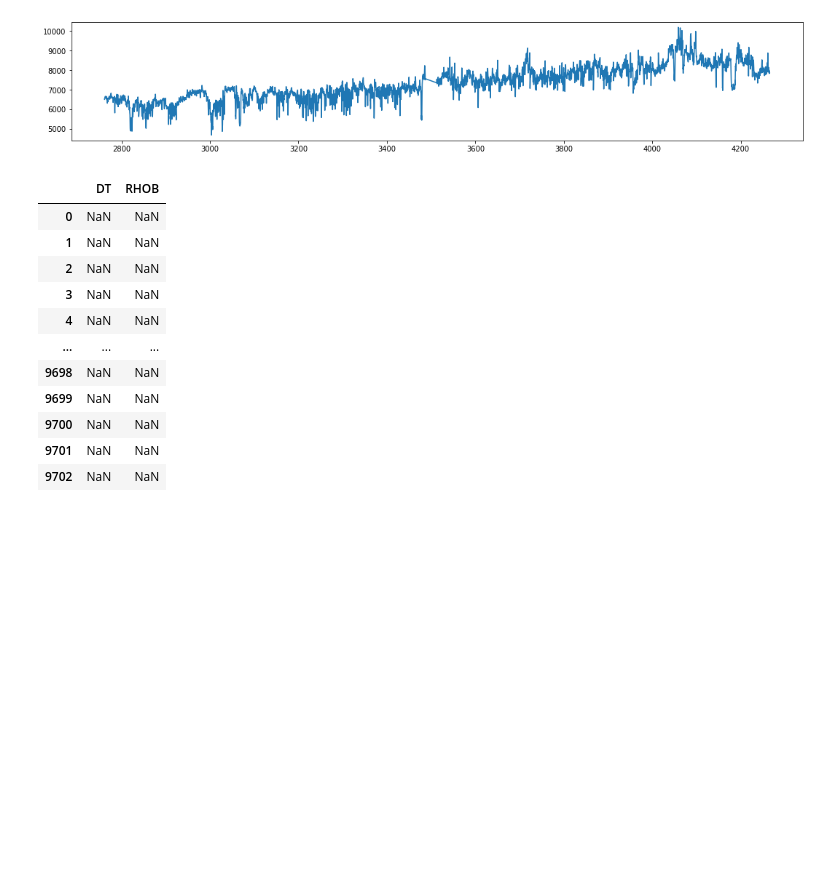
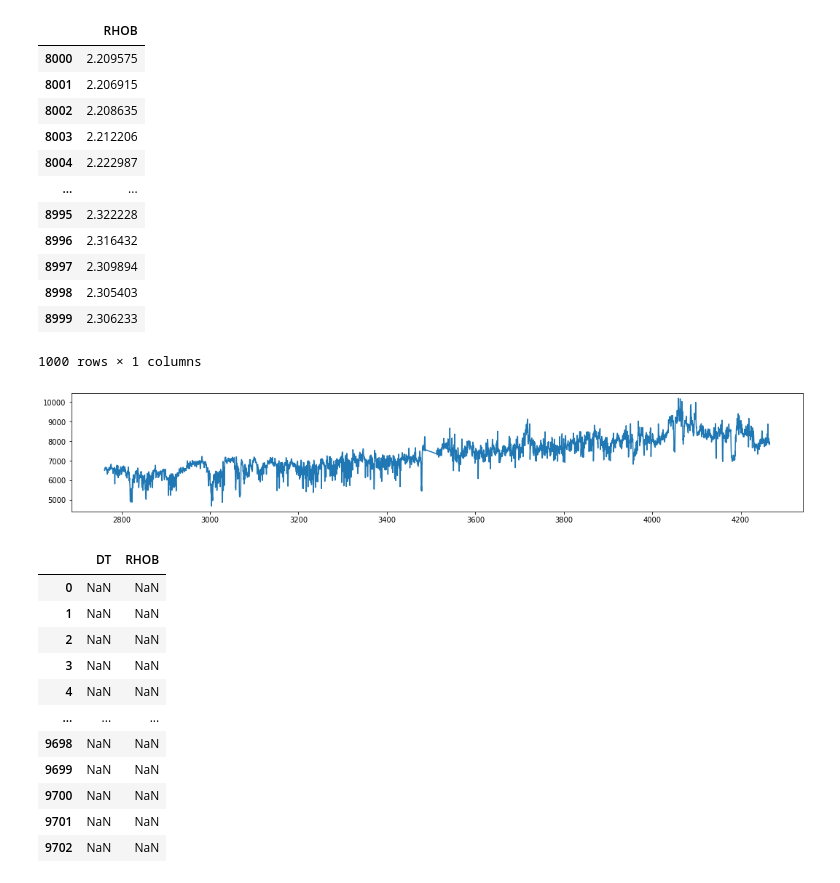
Before and after one commit to o-akbas/notebooks, a Jupyter notebook: Untitled.ipynb, the cells around one changed output. Drawn from its saved outputs; the diff is of its cells as text; code cells hidden in the pictures; blank space fills up the shorter version.

```diff
--- a/Untitled.ipynb
+++ b/Untitled.ipynb
@@ -11,6 +11,22 @@ dt = pd.DataFrame(data, columns= ['DT'])
 dts = pd.DataFrame(data, columns= ['DTS'])
 rhob = pd.DataFrame(data, columns= ['RHOB'])
 vp = 1000000/dt
+# %%
+rhob[8000:9000]
+# %% [output]
+|  | RHOB |
+| 8000 | 2.209575 |
+| 8001 | 2.206915 |
+| 8002 | 2.208635 |
+| 8003 | 2.212206 |
+| 8004 | 2.222987 |
+| ... | ... |
+| 8995 | 2.322228 |
+| 8996 | 2.316432 |
+| 8997 | 2.309894 |
+| 8998 | 2.305403 |
+| 8999 | 2.306233 |
+1000 rows × 1 columns
 # %%
 plt.figure(figsize=(18,3))
 plt.plot(z,vp)
```
Also changed, not shown: parts of 12 cells of this notebook.
